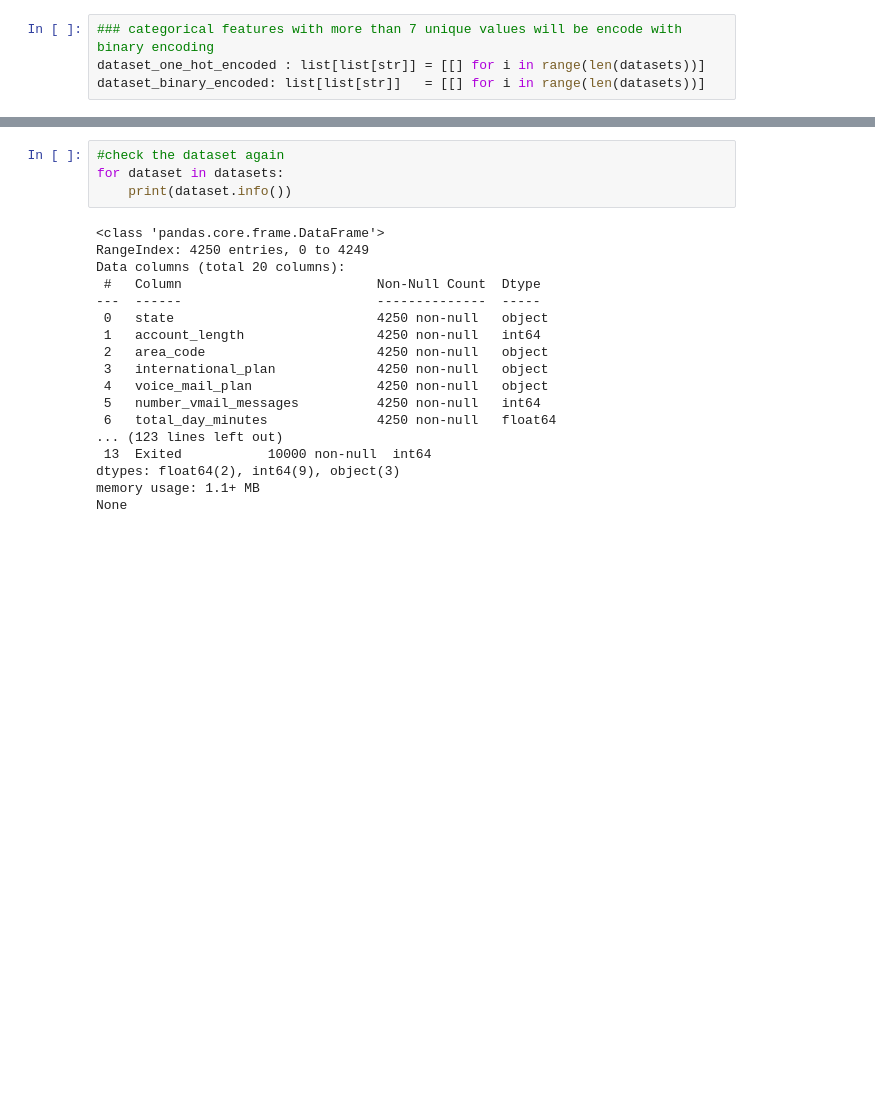
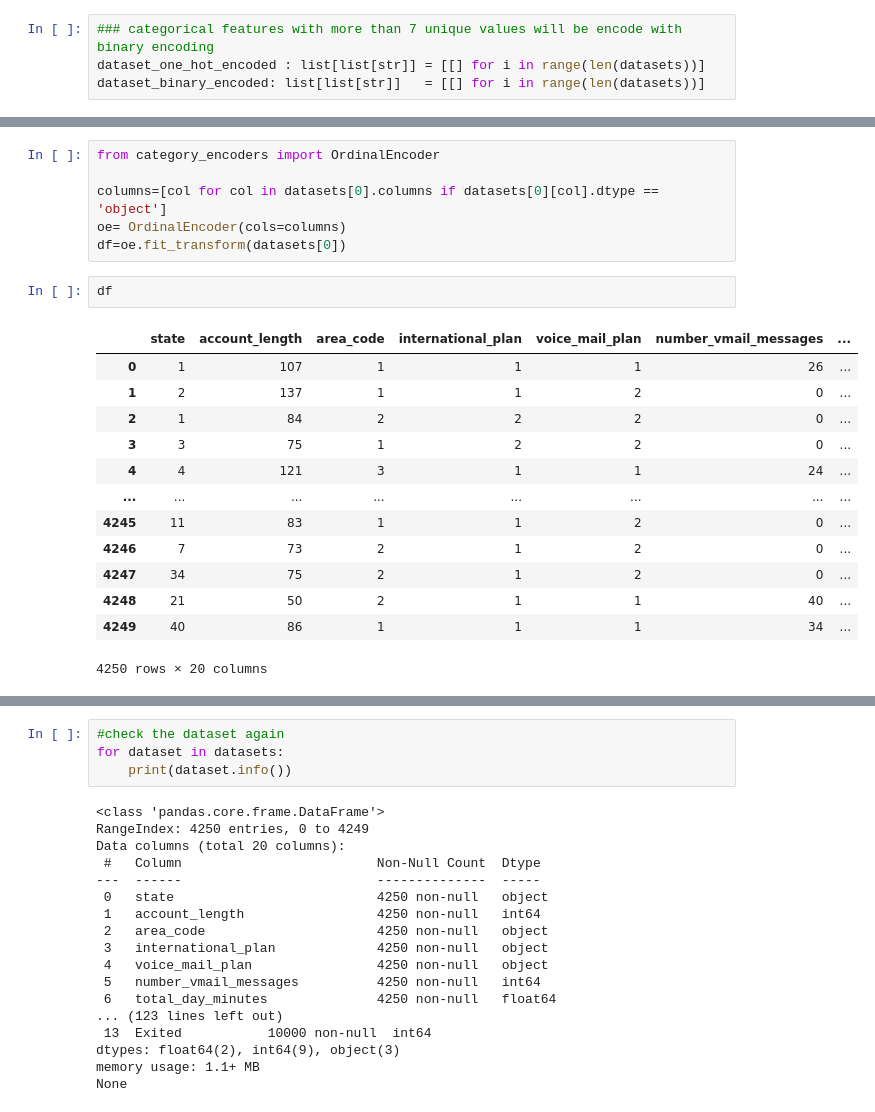
Before and after one commit to hung9988/Intro_AI_multi_dataset, a Jupyter notebook: cus_churn_total.ipynb, the cells around one changed output, grey strips where cells are left out. Drawn from its saved outputs; the diff is of its cells as text; blank space fills up the shorter version.

```diff
--- a/cus_churn_total.ipynb
+++ b/cus_churn_total.ipynb
@@ -26,0 +51,22 @@ dataset_binary_encoded: list[list[str]]   = [[] for i in range(len(datasets))]
+# %%
+from category_encoders import OrdinalEncoder
+
+columns=[col for col in datasets[0].columns if datasets[0][col].dtype == 'object']
+oe= OrdinalEncoder(cols=columns)
+df=oe.fit_transform(datasets[0])
+# %%
+df
+# %% [output]
+|  | state | account_length | area_code | international_plan | voice_mail_plan | number_vmail_messages | ... |
+| 0 | 1 | 107 | 1 | 1 | 1 | 26 | ... |
+| 1 | 2 | 137 | 1 | 1 | 2 | 0 | ... |
+| 2 | 1 | 84 | 2 | 2 | 2 | 0 | ... |
+| 3 | 3 | 75 | 1 | 2 | 2 | 0 | ... |
+| 4 | 4 | 121 | 3 | 1 | 1 | 24 | ... |
+| ... | ... | ... | ... | ... | ... | ... | ... |
+| 4245 | 11 | 83 | 1 | 1 | 2 | 0 | ... |
+| 4246 | 7 | 73 | 2 | 1 | 2 | 0 | ... |
+| 4247 | 34 | 75 | 2 | 1 | 2 | 0 | ... |
+| 4248 | 21 | 50 | 2 | 1 | 1 | 40 | ... |
+| 4249 | 40 | 86 | 1 | 1 | 1 | 34 | ... |
+4250 rows × 20 columns
```
Also changed, not shown: parts of 11 cells of this notebook.
